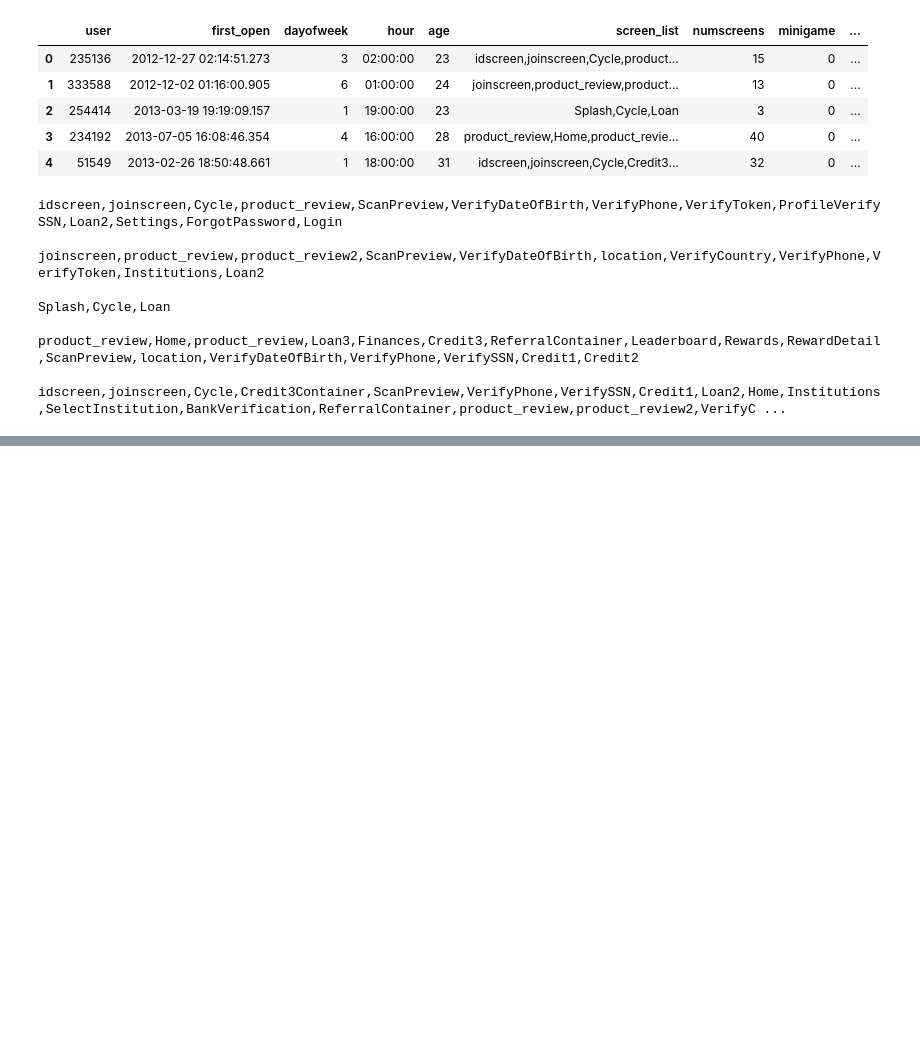
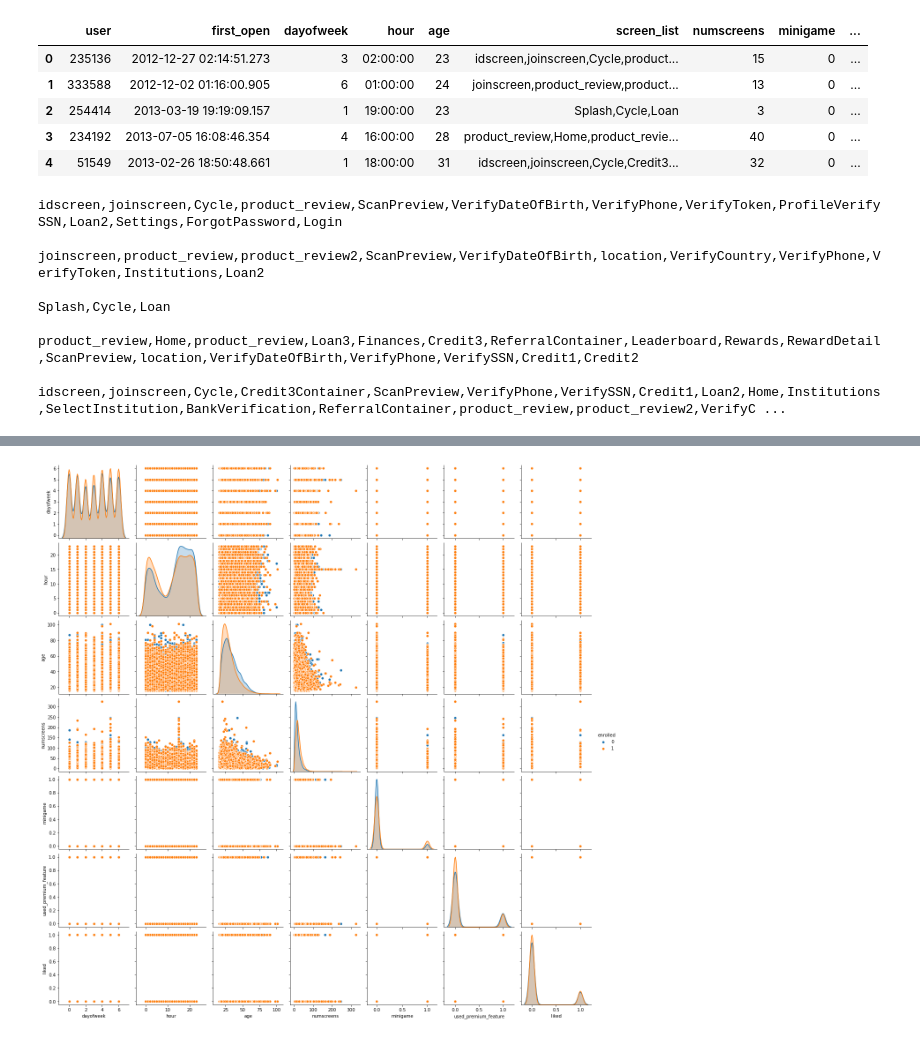
Before and after one commit to deltanode/Machine-Learning, a Jupyter notebook: customer_subscription_prediction/customer_subscription_prediction.ipynb, the cells around one changed output, grey strips where cells are left out. Saved outputs shown, nothing was run; the diff lists cells and outputs as text; code cells hidden in the pictures; blank space fills up the shorter version.

```diff
--- a/customer_subscription_prediction/customer_subscription_prediction.ipynb
+++ b/customer_subscription_prediction/customer_subscription_prediction.ipynb
@@ -45,0 +179,7 @@ idscreen,joinscreen,Cycle,Credit3Container,ScanPreview,VerifyPhone,VerifySSN,Cre
+# %%
+# pairplot
+
+sns.pairplot(app_data_num, hue="enrolled")
+plt.show()
+# %% [output]
+[figure, added]
```
Also changed, not shown: parts of 14 cells of this notebook.
